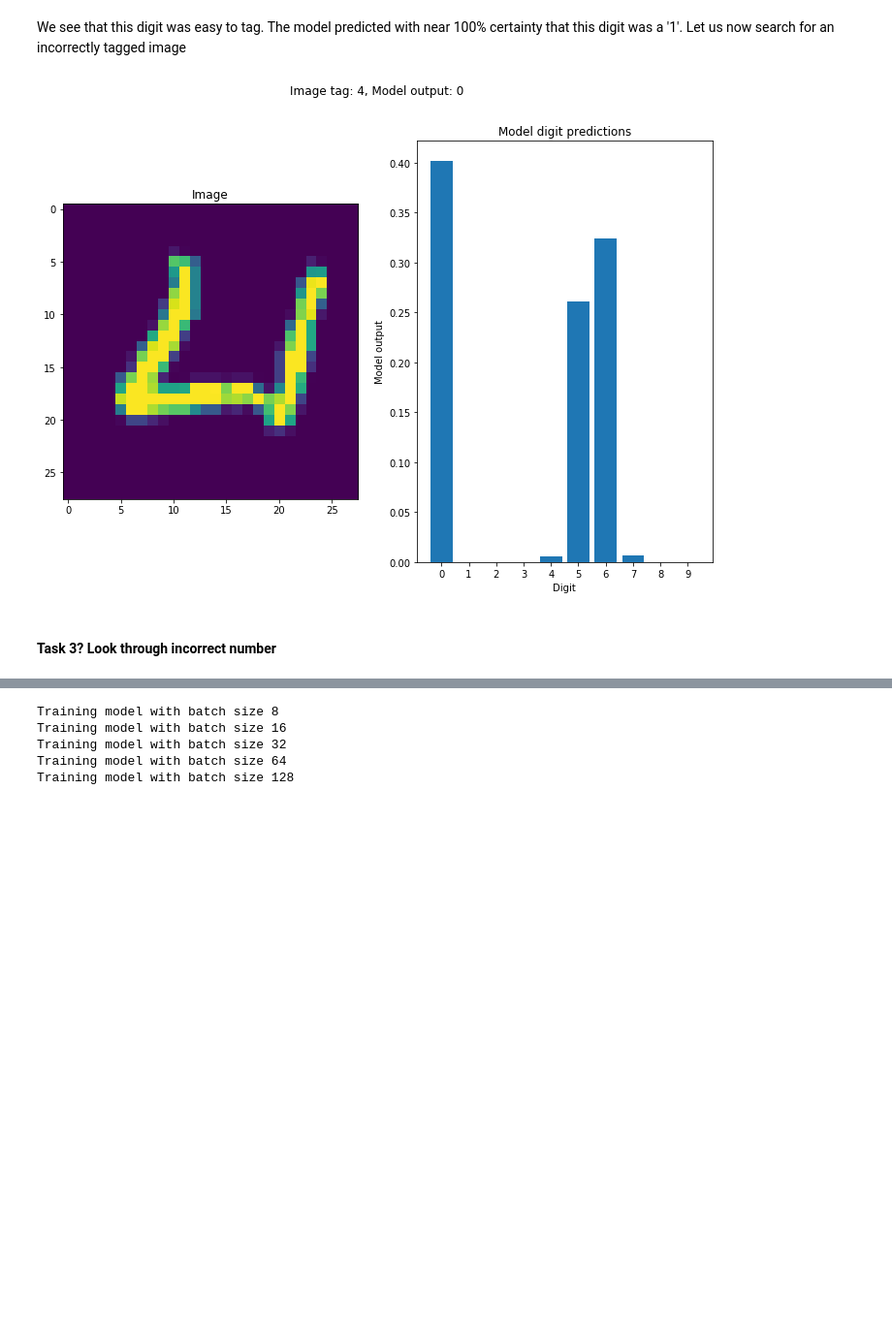
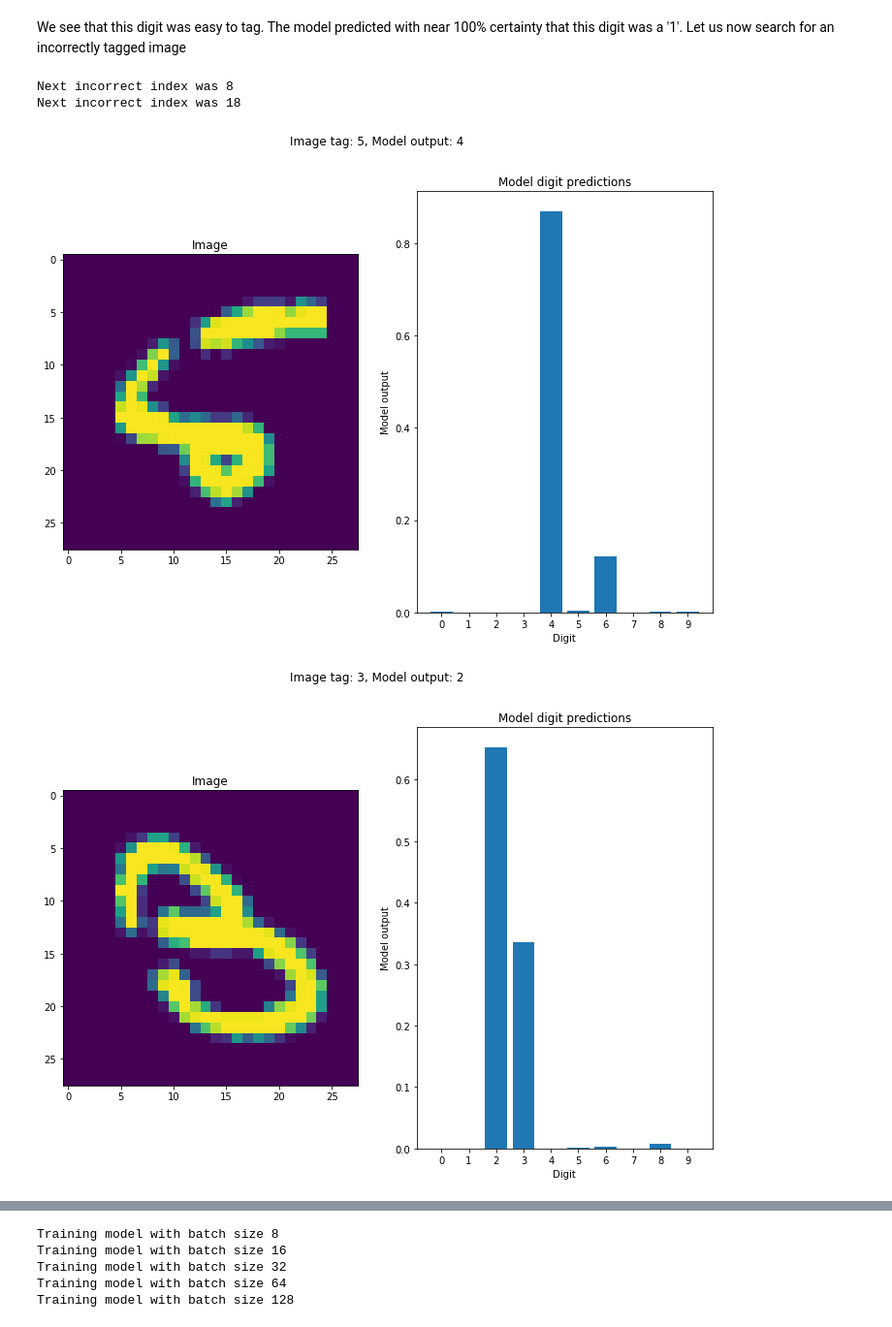
Before and after one commit to nikitapond/in2HEP, a Jupyter notebook: notebooks/MNIST.ipynb, the cells around one changed output, grey strips where cells are left out. Shown at 97% size. Saved outputs shown, nothing was run; the diff lists cells and outputs as text; code cells hidden in the pictures; blank space fills up the shorter version.

```diff
--- a/notebooks/MNIST.ipynb
+++ b/notebooks/MNIST.ipynb
@@ -76,9 +78,10 @@ The colourbar on the right hand side of the plot indicates the value of each pix
 # %%
 # Scale the images to have values between 0 and 1
 X_train = X_train/255.0
+X_val = X_val/255.0
 X_test = X_test/255.0
 # %%
-index = 7
+index = 28
 plt.imshow(X_train[index])
 plt.colorbar()
 # %% [output]
@@ -129,2 +137,0 @@ Our model is now built and compiled, and so we can now train it using _model.fit
-# %%
-hist = model.fit(X_train, Y_train, epochs=15, batch_size=32, validation_data=(X_test, Y_test))
@@ -172,0 +138,7 @@ model.evaluate(X_test, Y_test, verbose=2)
+# %%
+hist = model.fit(X_train, # The input data
+                 Y_train, # The labels
+                 epochs=5, # Number of times to train on full dataset
+                 batch_size=32, # How many images before we update neuron values
+                 shuffle=True, # Shuffling helps with model training
+                 validation_data=(X_val, Y_val)) # Define validation data
@@ -219,10 +231,18 @@ We see that this digit was easy to tag. The model predicted with near 100% certa
 Let us now search for an incorrectly tagged image
 # %%
 # Get an index that is incorrectly tagged
-index_inc = FindNextWrongPrediction(model, X_test, Y_test)
+index_inc = FindNextWrongPrediction(model, X_test, Y_test, index=0)
+print(f"Next incorrect index was {index_inc}")
 # Plot the image and the model output for incorrectly tagged image.
 PlotModelOutput(model, X_test, Y_test, index_inc)
+
+# Get the NEXT incorrect image by searching from index_inc + 1
+index_inc = FindNextWrongPrediction(model, X_test, Y_test, index=index_inc + 1)
+print(f"Next incorrect index was {index_inc}")
+# Plot the image and the model output for incorrectly tagged image.
+PlotModelOutput(model, X_test, Y_test, index_inc)
 # %% [output]
+Next incorrect index was 8
+Next incorrect index was 18
-[figure, old version]
+[figure, new version]
+[figure, added]
-# %% [markdown]
-#### Task 3? Look through incorrect number
```
Also changed, not shown: parts of 46 cells of this notebook, 4 other files.
